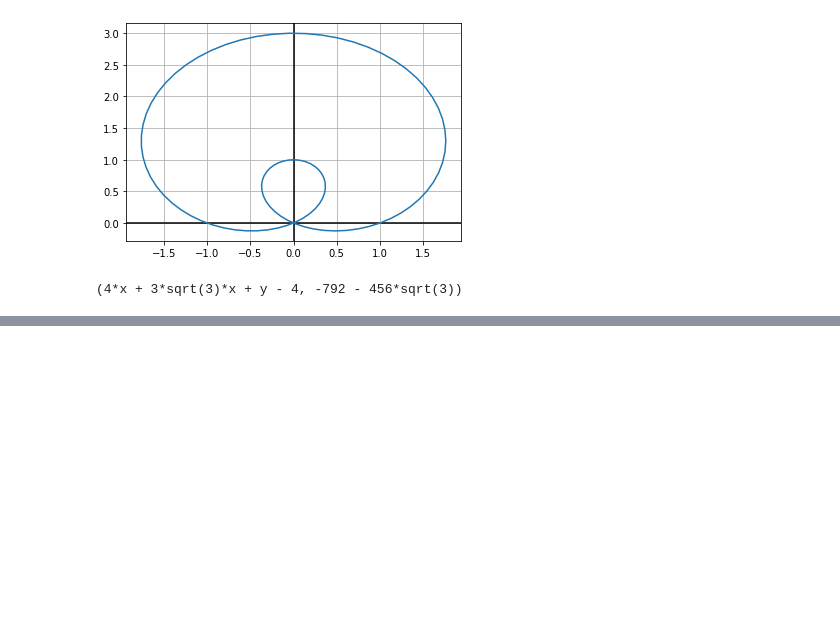
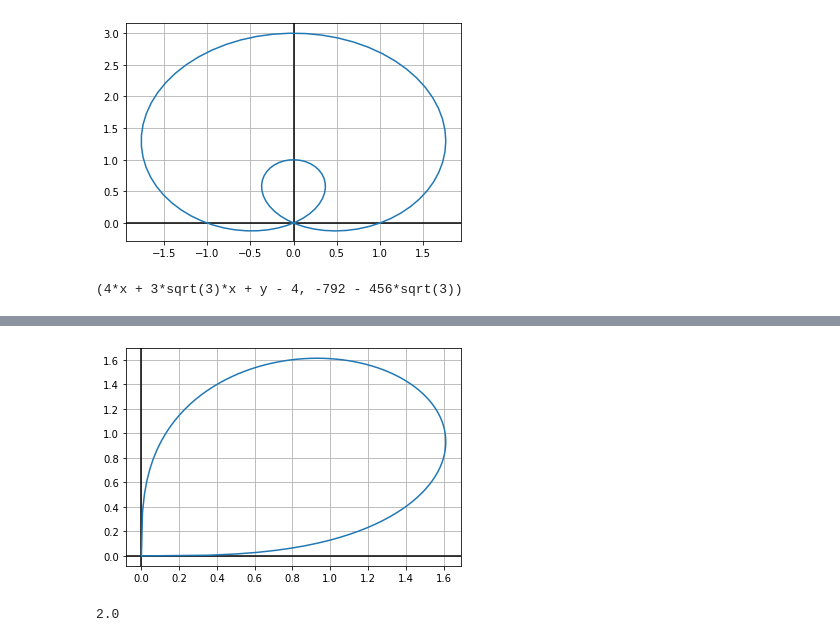
Before and after one commit to 8wgf3b/books, a Jupyter notebook: thomas_calculus_multivariable/11.ipynb, the cells around one changed output, grey strips where cells are left out. Drawn from its saved outputs; the diff is of its cells as text; code cells hidden in the pictures; blank space fills up the shorter version.

```diff
--- a/thomas_calculus_multivariable/11.ipynb
+++ b/thomas_calculus_multivariable/11.ipynb
@@ -214,0 +273,8 @@ tangentleq((1 + 2 * smp.sin(t)) *smp.cos(t), (1 + 2 * smp.sin(t)) *smp.sin(t), 4
+# %%
+DP( 2 * smp.sin(2 * th) **0.5, 0, 0.5 * np.pi)
+# %% [output]
+[figure, added]
+# %%
+PArea(2 * smp.sin(2 * th) **0.5, 0, 0.5 * np.pi)
+# %% [output]
+2.0
```
Also changed, not shown: parts of 18 cells of this notebook.
